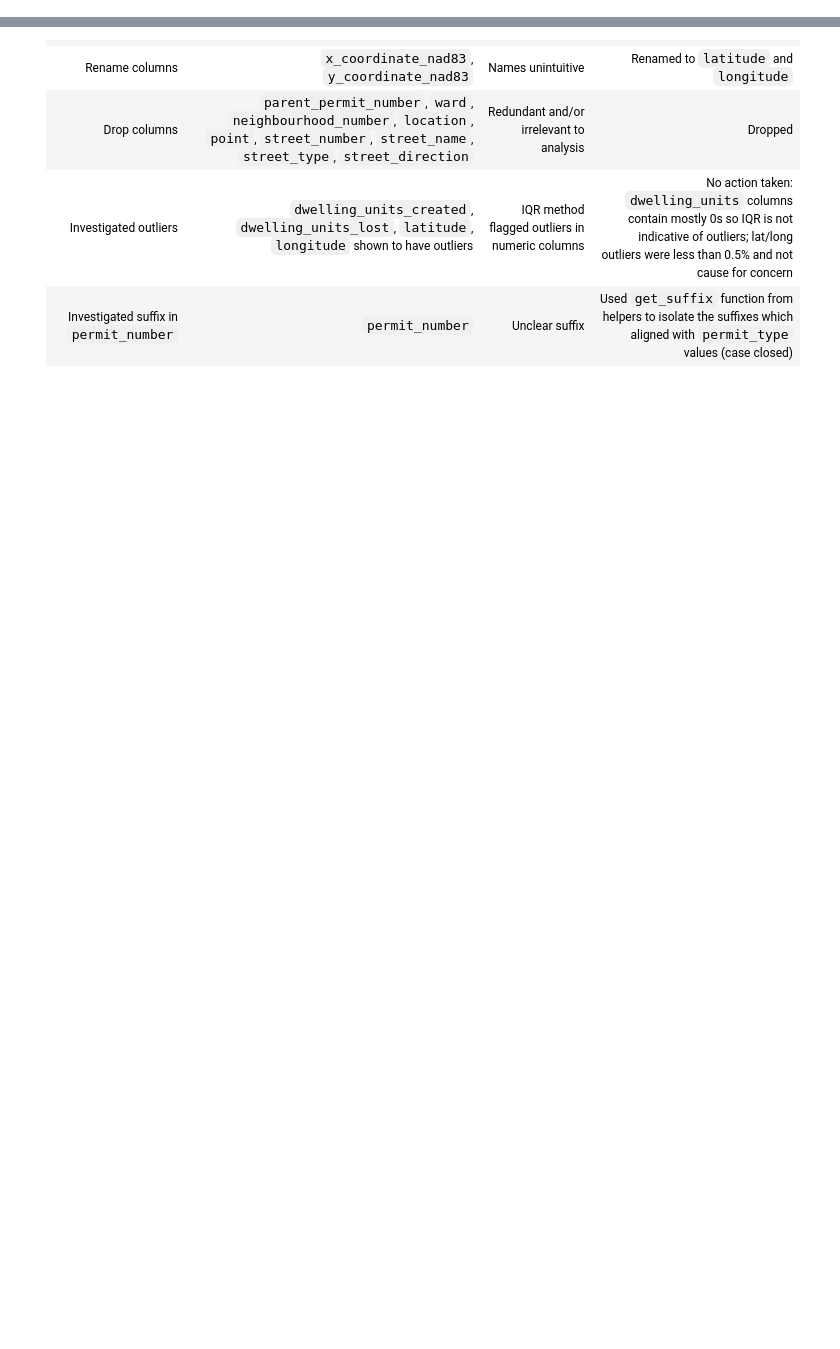
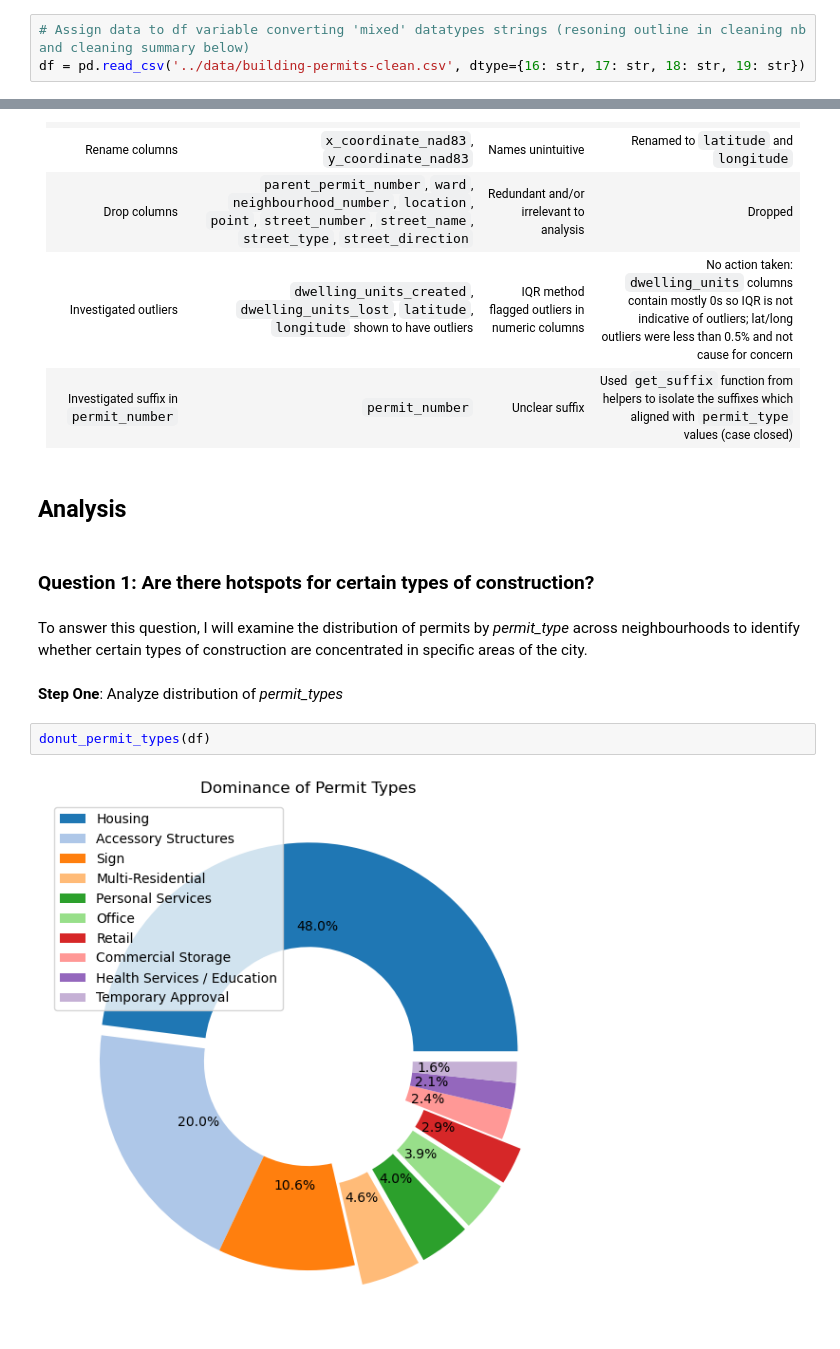
Before and after one commit to AylieNagler/City-Sprawl-Analysis.Building-Permits, a Jupyter notebook: notebooks/visual_analysis.ipynb, the cells around one changed output, grey strips where cells are left out. Drawn from its saved outputs; the diff is of its cells as text; blank space fills up the shorter version.

Commit message:
Plot donus chart showing dominance of permit types and highlight the ones pertaining to residential habits

```diff
--- a/notebooks/visual_analysis.ipynb
+++ b/notebooks/visual_analysis.ipynb
@@ -7,3 +18,6 @@ April 21, 2026
+# %%
+# Assign data to df variable converting 'mixed' datatypes strings (resoning outline in cleaning nb and cleaning summary below)
+df = pd.read_csv('../data/building-permits-clean.csv', dtype={16: str, 17: str, 18: str, 19: str})
 # %% [markdown]
 ## Introduction
 # %% [markdown]
@@ -61,3 +75,15 @@ The following cleaning steps were applied to the dataset in the notebook titled
 | Drop columns | `parent_permit_number`, `ward`, `neighbourhood_number`, `location`, `point`, `street_number`, `street_name`, `street_type`, `street_direction` | Redundant and/or irrelevant to analysis | Dropped |
 | Investigated outliers | `dwelling_units_created`, `dwelling_units_lost`, `latitude`, `longitude` shown to have outliers | IQR method flagged outliers in numeric columns | No action taken: `dwelling_units` columns contain mostly 0s so IQR is not indicative of outliers; lat/long outliers were less than 0.5% and not cause for concern |
 | Investigated suffix in `permit_number` | `permit_number` | Unclear suffix | Used `get_suffix` function from helpers to isolate the suffixes which aligned with `permit_type` values (case closed) |
+# %% [markdown]
+## Analysis
+# %% [markdown]
+### Question 1: Are there hotspots for certain types of construction?
+# %% [markdown]
+To answer this question, I will examine the distribution of permits by *permit_type* across neighbourhoods to identify whether certain types of construction are concentrated in specific areas of the city.
+# %% [markdown]
+**Step One**: Analyze distribution of *permit_types*
+# %%
+donut_permit_types(df)
+# %% [output]
+[figure, added]
```
Also changed, not shown: parts of 3 cells of this notebook.
